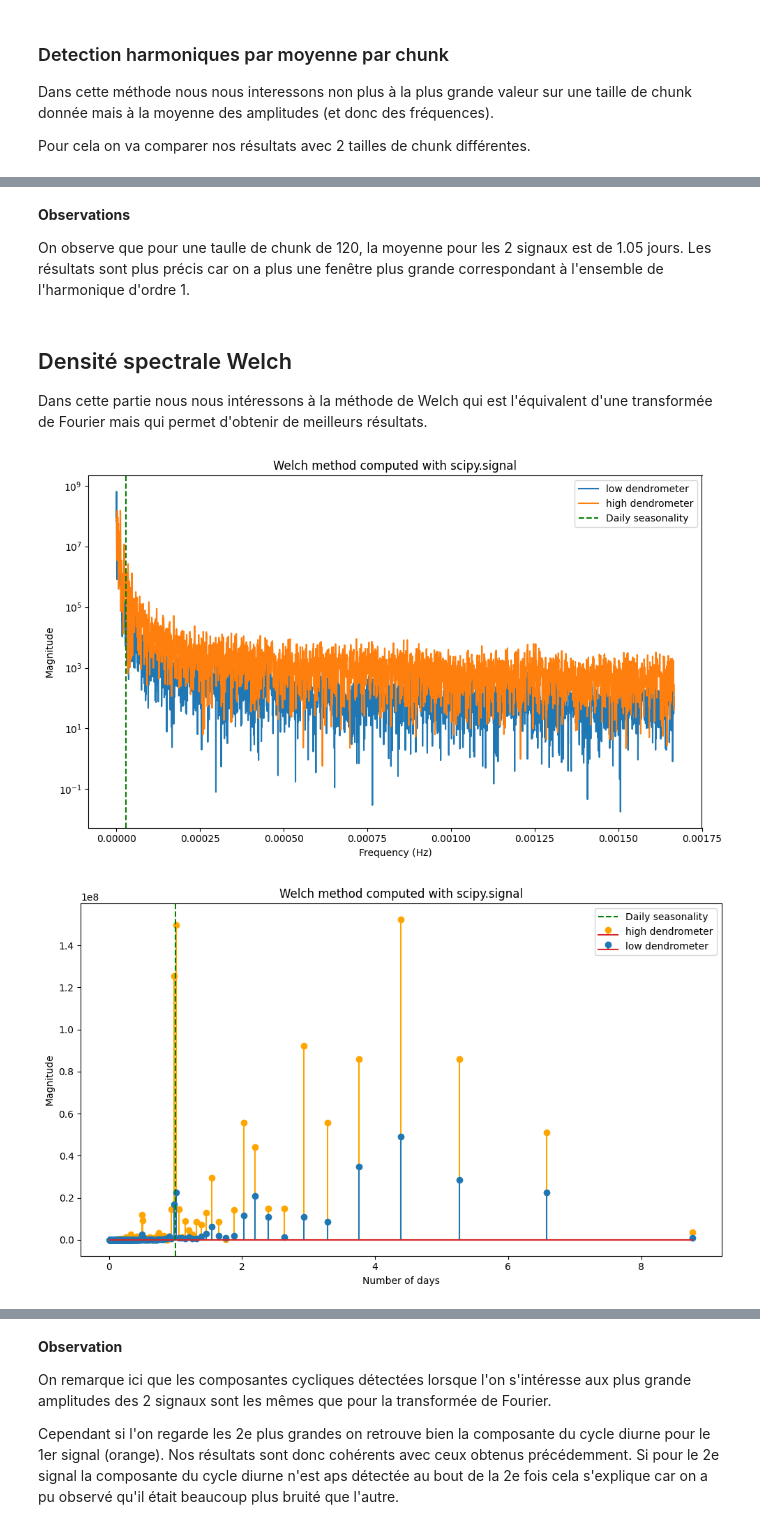
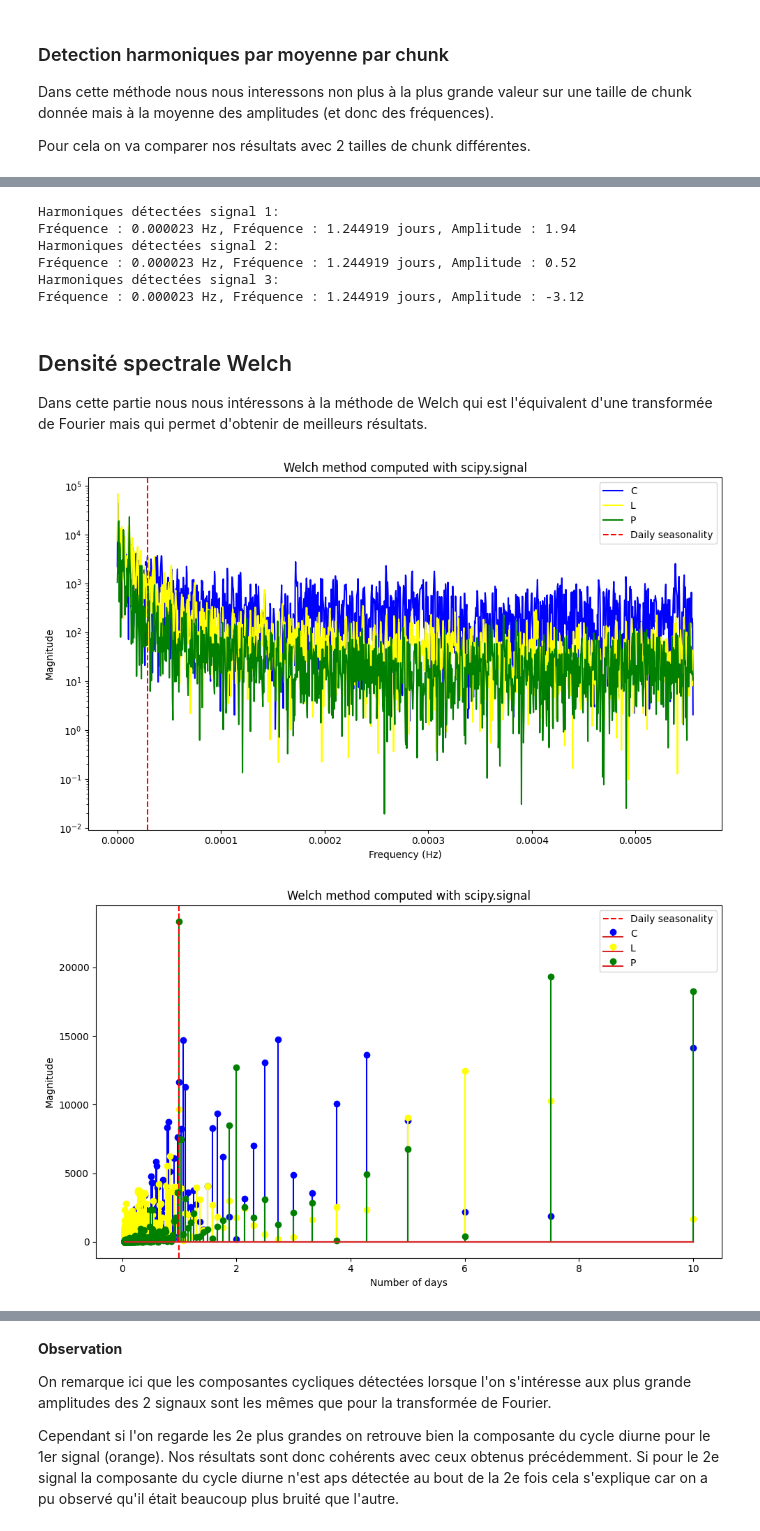
Before and after one commit to PiDchsn/Projet-RI, a Jupyter notebook: Radar.ipynb, the cells around one changed output, grey strips where cells are left out. Drawn from its saved outputs; the diff is of its cells as text; code cells hidden in the pictures.

Commit message:
Jusqu'a Welch

```diff
--- a/Radar.ipynb
+++ b/Radar.ipynb
@@ -461,7 +358,22 @@ Fréquence : 0.000027 Hz, Fréquence : 1.052778 jours, Amplitude : 267.91
-# %% [markdown]
-**Observations**
-
-On observe que pour une taulle de chunk de 120, la moyenne pour les 2 signaux est de 1.05 jours. Les résultats sont plus précis car on a plus une fenêtre plus grande correspondant à l'ensemble de l'harmonique d'ordre 1.
+# %%
+chunk_size = 120
+frequencies1_avg_90, amplitudes1_avg_90 = average_by_chunk(frequencies1, amplitudes1, chunk_size)
+frequencies2_avg_90, amplitudes2_avg_90 = average_by_chunk(frequencies2, amplitudes2, chunk_size)
+frequencies3_avg_90, amplitudes3_avg_90 = average_by_chunk(frequencies3, amplitudes3, chunk_size)
+
+print("Harmoniques détectées signal 1:")
+print(f"Fréquence : {frequencies1_avg_90[0]:.6f} Hz, Fréquence : {freq_to_day(frequencies1_avg_90[0]):.6f} jours, Amplitude : {amplitudes1_avg_90[0]:.2f}")
+print("Harmoniques détectées signal 2:")
+print(f"Fréquence : {frequencies2_avg_90[0]:.6f} Hz, Fréquence : {freq_to_day(frequencies2_avg_90[0]):.6f} jours, Amplitude : {amplitudes2_avg_90[0]:.2f}")
+print("Harmoniques détectées signal 3:")
+print(f"Fréquence : {frequencies3_avg_90[0]:.6f} Hz, Fréquence : {freq_to_day(frequencies3_avg_90[0]):.6f} jours, Amplitude : {amplitudes3_avg_90[0]:.2f}")
+# %% [output]
+Harmoniques détectées signal 1:
+Fréquence : 0.000023 Hz, Fréquence : 1.244919 jours, Amplitude : 1.94
+Harmoniques détectées signal 2:
+Fréquence : 0.000023 Hz, Fréquence : 1.244919 jours, Amplitude : 0.52
+Harmoniques détectées signal 3:
+Fréquence : 0.000023 Hz, Fréquence : 1.244919 jours, Amplitude : -3.12
 # %% [markdown]
 ## Densité spectrale Welch
 
@@ -470,39 +382,42 @@ Dans cette partie nous nous intéressons à la méthode de Welch qui est l'équi
 from scipy.signal import welch
 # %%
  #Paramètres de la méthode de Welch
-nperseg = 8192 # 288
+nperseg = 2880 # 288
 noverlap = int(nperseg/5)
-fs = 1 / (60*5)
+fs = 1 / (60*15)
 
 # Estimation de la PSD avec notre implémentation manuelle de Welch
-frequencies_auto1, psd_auto1 = welch(time_serie_crop, fs=fs, nperseg=nperseg , noverlap=noverlap, window="hann", scaling = "density")
-frequencies_auto2, psd_auto2 = welch(time_serie_crop2, fs=fs, nperseg=nperseg , noverlap=noverlap, window="hann", scaling = "density")
+frequencies_auto1, psd_auto1 = welch(time_serie_1, fs=fs, nperseg=nperseg , noverlap=noverlap, window="hann", scaling = "density")
+frequencies_auto2, psd_auto2 = welch(time_serie_2, fs=fs, nperseg=nperseg , noverlap=noverlap, window="hann", scaling = "density")
+frequencies_auto3, psd_auto3 = welch(time_serie_3, fs=fs, nperseg=nperseg , noverlap=noverlap, window="hann", scaling = "density")
 
 # Tracé du résultat
 plt.figure(figsize=(10, 6))
-plt.semilogy(frequencies_auto1, psd_auto1, label="low dendrometer")
-plt.semilogy(frequencies_auto2, psd_auto2, label="high dendrometer")
-plt.axvline(x=1/(60*24*24), color='green', linestyle='--',label='Daily seasonality')
+plt.semilogy(frequencies_auto1, np.abs(psd_auto1), label="C", color='blue')
+plt.semilogy(frequencies_auto2, np.abs(psd_auto2), label="L", color='yellow')
+plt.semilogy(frequencies_auto3, np.abs(psd_auto3), label="P", color='green')
+plt.axvline(x=1/(60*24*24), color='red', linestyle='--',label='Daily seasonality')
 plt.title('Welch method computed with scipy.signal')
 plt.xlabel('Frequency (Hz)')
 plt.ylabel('Magnitude')
 plt.legend()
 plt.tight_layout()
 plt.show()
 
 plt.figure(figsize=(10, 6))
-plt.stem(((1/frequencies_auto2[3:len(frequencies_auto2)//2])/(60*60*24)), psd_auto2[3:len(psd_auto2)//2], label="high dendrometer", linefmt="orange")
-plt.stem(((1/frequencies_auto1[3:len(frequencies_auto1)//2])/(60*60*24)), psd_auto1[3:len(psd_auto1)//2], label="low dendrometer")
-plt.axvline(x=1, color='green', linestyle='--',label='Daily seasonality')
+plt.stem(((1/frequencies_auto2[3:len(frequencies_auto2)//2])/(60*60*24)), np.abs(psd_auto2[3:len(psd_auto2)//2]), label="C", linefmt='blue')
+plt.stem(((1/frequencies_auto1[3:len(frequencies_auto1)//2])/(60*60*24)), np.abs(psd_auto1[3:len(psd_auto1)//2]), label="L", linefmt='yellow')
+plt.stem(((1/frequencies_auto3[3:len(frequencies_auto3)//2])/(60*60*24)), np.abs(psd_auto3[3:len(psd_auto3)//2]), label="P", linefmt='green')
+plt.axvline(x=1, color='red', linestyle='--',label='Daily seasonality')
 plt.title('Welch method computed with scipy.signal')
 plt.xlabel('Number of days')
 plt.ylabel('Magnitude')
 plt.legend()
 plt.tight_layout()
 plt.show()
 # %% [output]
-[figure, old version]
+[figure, new version]
-[figure, old version]
+[figure, new version]
 # %%
 max_psd_index1 = np.argmax(np.abs(psd_auto1))
 max_psd_frequency1 = frequencies_auto1[max_psd_index1]
```
Also changed, not shown: parts of 8 cells of this notebook.
